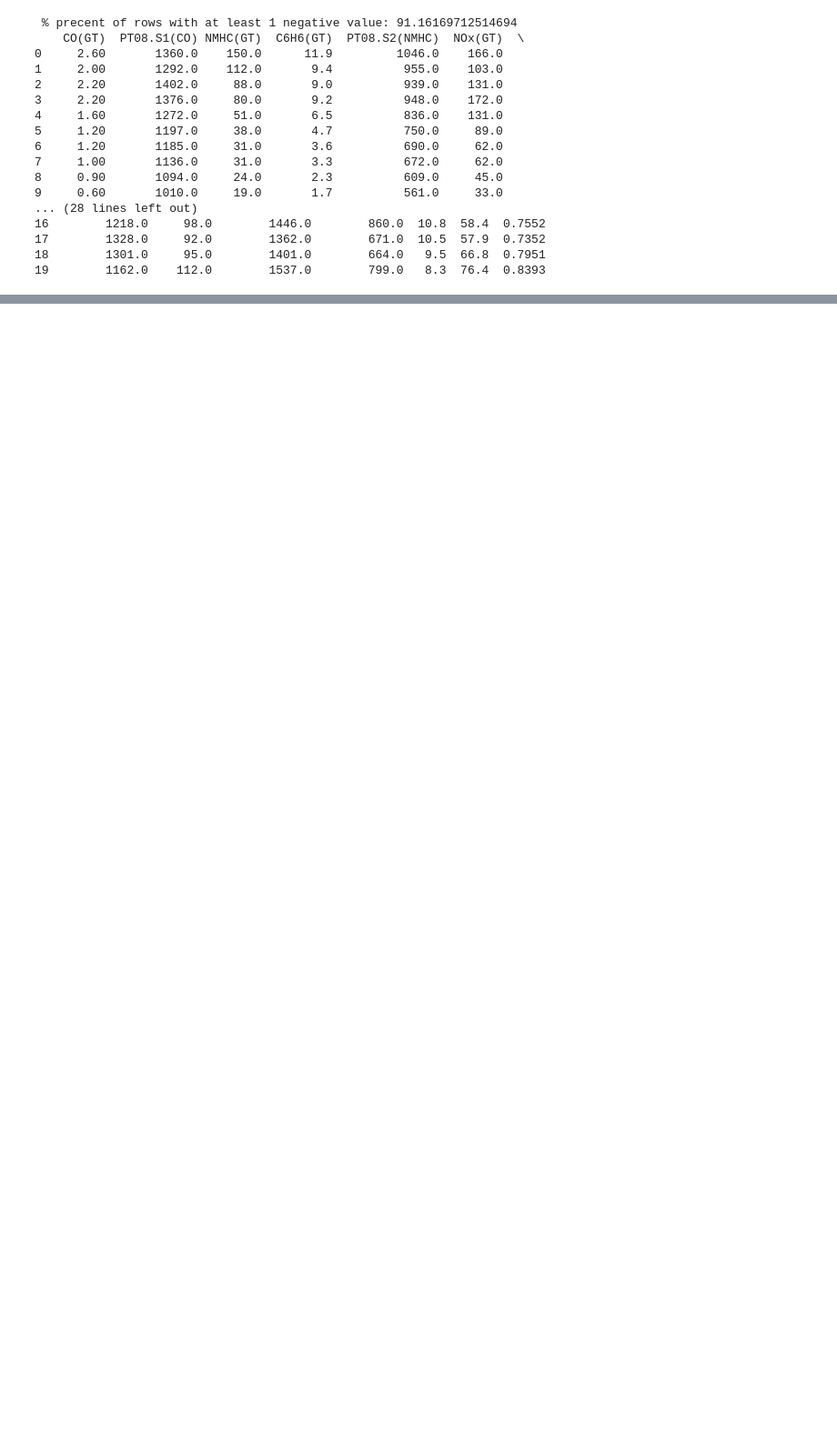
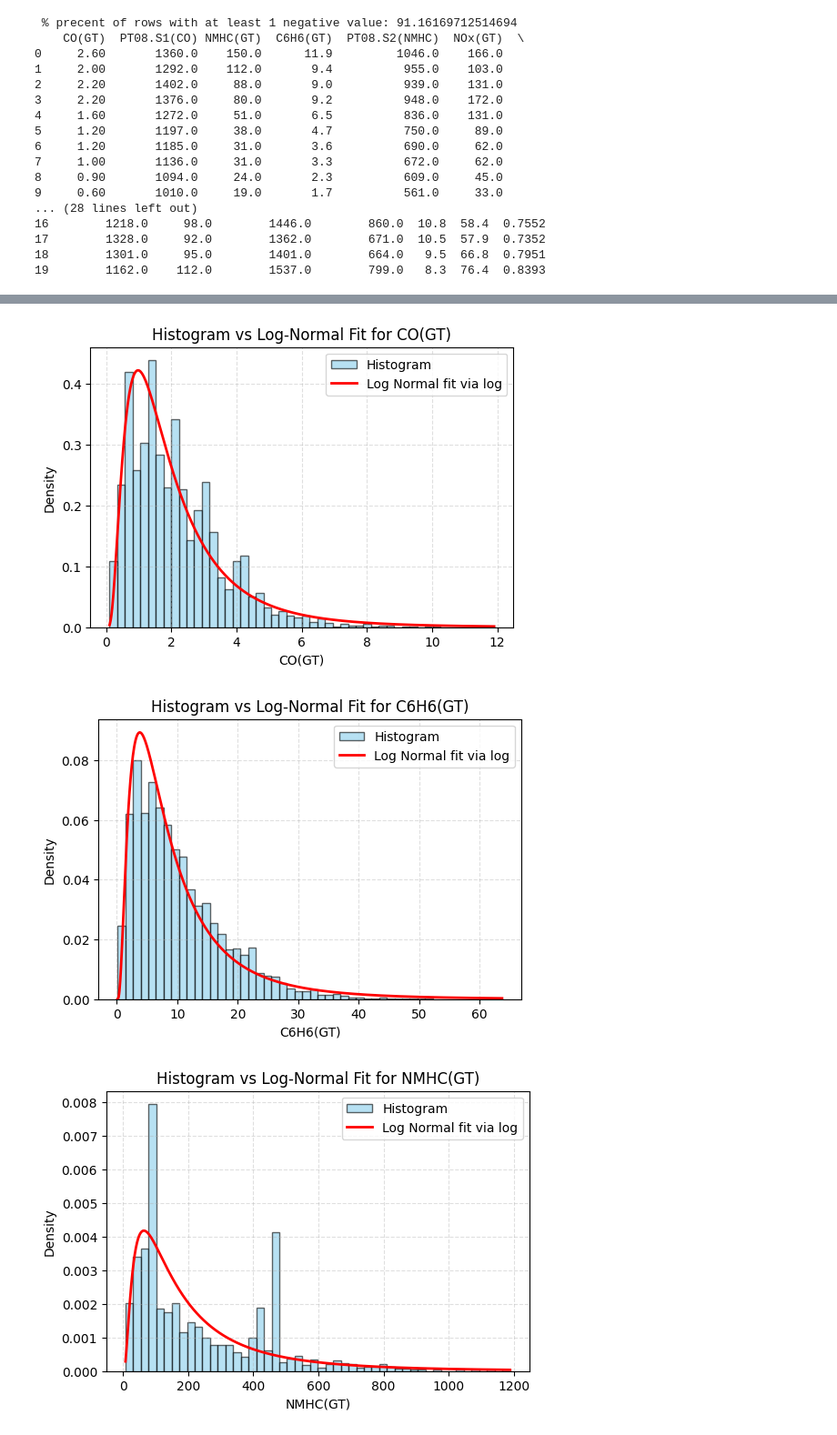
Before and after one commit to romansinkus/forecasting_air_pollution, a Jupyter notebook: eda.ipynb, the cells around one changed output, grey strips where cells are left out. Shown at 91% size. Drawn from its saved outputs; the diff is of its cells as text; code cells hidden in the pictures; blank space fills up the shorter version.

```diff
--- a/eda.ipynb
+++ b/eda.ipynb
@@ -98,0 +111,36 @@ plt.show()
+# %%
+# distribution plots
+
+variables = [
+    'CO(GT)', 'C6H6(GT)', 'NMHC(GT)', 'NOx(GT)', 'NO2(GT)',
+    'PT08.S1(CO)', 'PT08.S2(NMHC)', 'PT08.S3(NOx)', 'PT08.S4(NO2)', 'PT08.S5(O3)',
+    'T', 'RH', 'AH'
+]
+
+for y in variables:
+
+    data = pd.to_numeric(df[y], errors='coerce').dropna()
+    # +ve vals only
+    if (data <= 0).any():
+        data = data + abs(data.min()) + 1e-6
+
+    # log(X) ~ Normal ==> X ~ log normal
+    log_data = np.log(data)
+    mu, sigma = norm.fit(log_data)
+    x = np.linspace(data.min(), data.max(), 1000)
+    pdf = (1 / (x * sigma * np.sqrt(2 * np.pi))) * np.exp(-(np.log(x) - mu)**2 / (2 * sigma**2))
+
+    plt.figure(figsize=(6, 4))
+    plt.hist(data, bins=50, density=True, alpha=0.6, color='skyblue', edgecolor='black', label='Histogram')
+    plt.plot(x, pdf, 'r', lw=2, label='Log Normal fit via log')
+    xlabel = f"{y} (+{shift:.6f} shift)" if shift > 0 else y
+    plt.xlabel(xlabel)
+    plt.ylabel('Density')
+    plt.title(f'Histogram vs Log-Normal Fit for {y}')
+    plt.legend()
+    plt.grid(True, linestyle='--', alpha=0.4)
+    plt.show()
+# %% [output]
+[figure, added]
+[figure, added]
+[figure, added]
```
Also changed, not shown: parts of 5 cells of this notebook.
